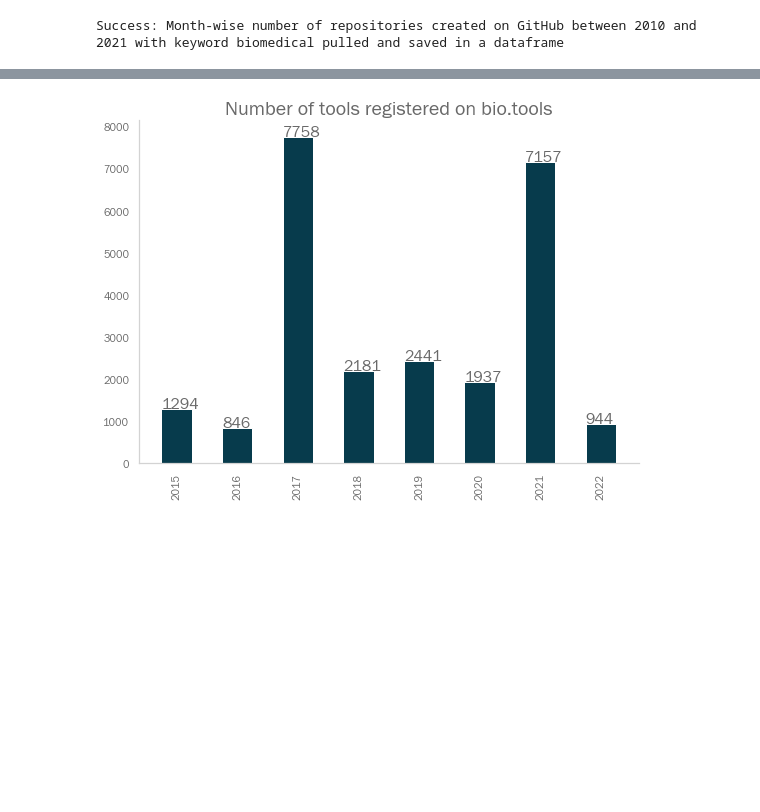
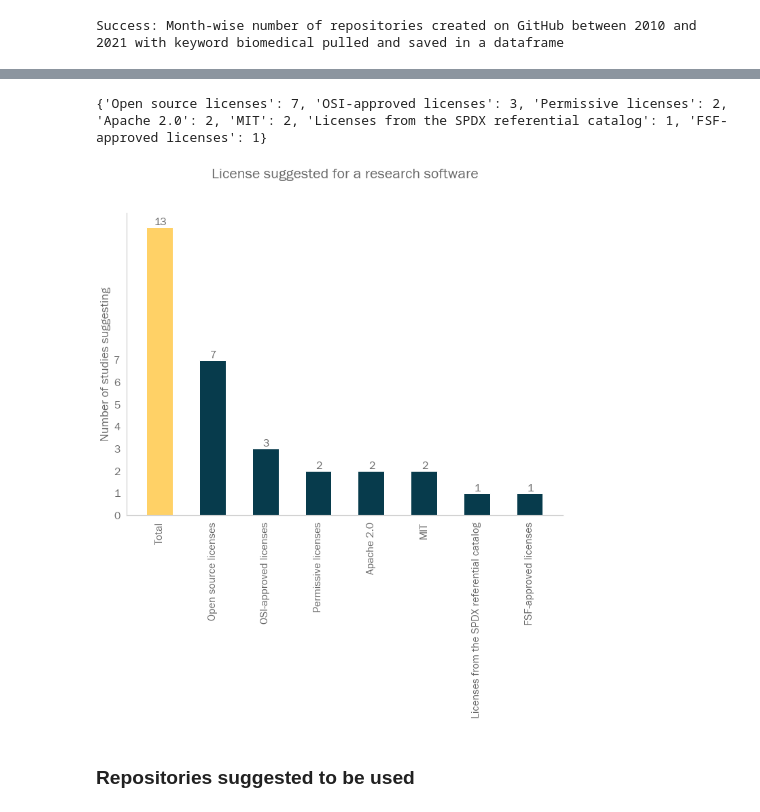
Before and after one commit to FAIR-BioRS/Code, a Jupyter notebook: main.ipynb, the cells around one changed output, grey strips where cells are left out. Drawn from its saved outputs; the diff is of its cells as text; code cells hidden in the pictures; blank space fills up the shorter version.

Commit message:
review analysis code added

```diff
--- a/main.ipynb
+++ b/main.ipynb
@@ -189,0 +218,6 @@ print(df)
+# %%
+#Number of studies
+df_sub = df['metadataFilesSuggestion'].iloc[2:].dropna()
+total_studies = len(df_sub)
+print("From the reviewed studies, " + str(total_studies) + " made a suggestion about the metadata files and schema to be included for a research software")
+print(df_sub)
@@ -189,0 +240,4 @@ print(df)
+# %%
+#Frequency of suggestions
+frequency = frenquency_suggestions(df_sub)
+print(frequency)
@@ -189,0 +278,6 @@ print(df)
+# %%
+#Number of studies
+df_sub = df['licenseSuggestion'].iloc[2:].dropna()
+total_studies = len(df_sub)
+print("From the reviewed studies, " + str(total_studies) + " made a suggestion about the licenses to be used for sharing a research software")
+print(df_sub)
@@ -190,21 +300,38 @@ print(df)
+# %%
+#Frequency of suggestions
+frequency = frenquency_suggestions(df_sub)
+print(frequency)
+# %% [output]
+{'Open source licenses': 7, 'OSI-approved licenses': 3, 'Permissive licenses': 2, 'Apache 2.0': 2, 'MIT': 2, 'Licenses from the SPDX referential catalog': 1, 'FSF-approved licenses': 1}
 # %%
-# visualize results
-df = pd.read_csv('bio_tools_count_yearwise.csv')
-fig, ax = plt.subplots(figsize=(8,6))
+# Visualize
+fig, ax = plt.subplots(figsize=(10,12))
 width = 0.5
 ind = 0
-x = df['year']
-y = df["count"]
-bars = ax.bar(x, y, width, color=color_palette[ind])
+x = list(frequency.keys())
+y = list(frequency.values())
+
+# total
+bars = ax.bar("Total", total_studies, width, color=color_palette[1])
 for bar in bars:
     yval = bar.get_height()
-    ax.text(bar.get_x(), yval + 20, round(yval,1))
+    ax.text(bar.get_x()+0.15, yval + 0.1, round(yval,1))
+bars = (ax.bar(x, y, width, color=color_palette[ind]))
+for bar in bars:
+    yval = bar.get_height()
+    ax.text(bar.get_x()+0.2, yval + 0.1, round(yval,1))
 ind+=1
-ax.set_xticks(df['year'])
-plt.title("Number of tools registered on bio.tools")
+ax.set_xticks(["Total"] + x)
+ax.set_yticks(range(0, max(y)+1))
+plt.xticks(fontsize=16)
+plt.yticks(fontsize=16)
+plt.ylabel('Number of studies suggesting', fontsize=18)
+plt.title("License suggested for a research software", fontsize = 22, y = 1.1)
 plt.xticks(rotation=90, ha = 'center')
 fig.tight_layout()
-plot_name = 'biotools-count-yearwise'
-save_image_png(fig, current_folder, plot_name)
+plot_name = 'license-suggested'
+save_image_png(fig, 'output', plot_name)
 # %% [output]
-[figure, old version]
+[figure, new version]
+# %% [markdown]
+### Repositories suggested to be used
```
Also changed, not shown: parts of 31 cells of this notebook, 10 other files.
